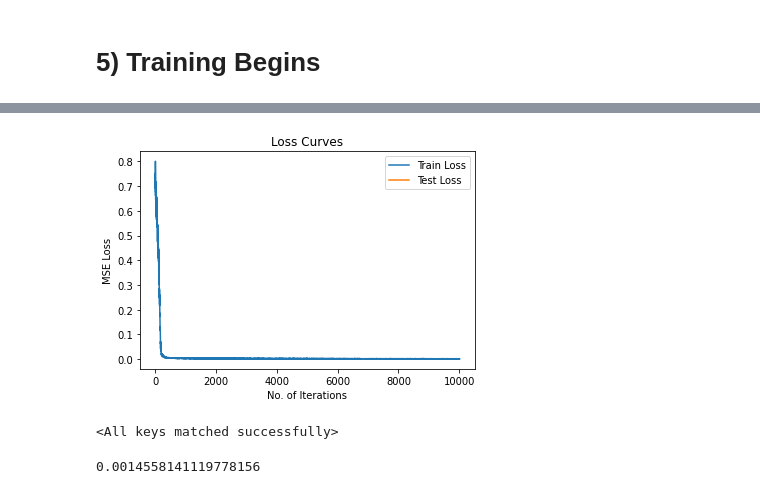
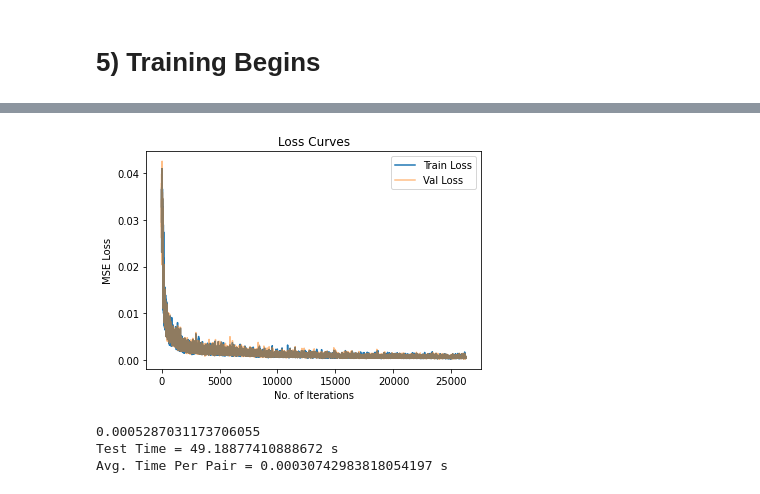
Before and after one commit to kunind27/Graph-Similarity-Computation, a Jupyter notebook: SimGNN/SimGNN_Implementation.ipynb, the cells around one changed output, grey strips where cells are left out. Cells and saved outputs as stored; diff of their text form; code cells hidden in the pictures.

```diff
--- a/SimGNN/SimGNN_Implementation.ipynb
+++ b/SimGNN/SimGNN_Implementation.ipynb
@@ -399,7 +410,7 @@ print(num_node_features, num_edge_features)
 ## **b) Making Pairs of Graphs**
 # %%
 class makeGraphPairs(torch_geometric.data.Data):
-    """ Documentation
+    """
     :param: edge_index_1 : Edge Index of the First Graph
     :param: edge_index_2 : Edge Index of the Second Graph in the pair
     :param: x_1 : Feature Matrix of the First Graph in the Pair
@@ -433,8 +444,7 @@ train_graph_pair_list = []
 
 # Making the Pairs of Graphs
 for graph1_num, graph1 in enumerate(train_graphs):
-    # To avoid double counting
-    for graph2 in train_graphs[graph1_num:]:
+    for graph2 in train_graphs:
         # Initializing Data
         edge_index_1 = graph1.edge_index
         x1 = graph1.x
@@ -490,2 +500,13 @@ makeGraphPairs(edge_index_1=[2, 20], edge_index_2=[2, 16], ged=[1], graph_sim=[1
 # %% [markdown]
 # **5) Training Begins**
+# %%
+import random
+
+# Creating Validation Data
+val_graph_pair_list = random.sample(train_graph_pair_list, len(test_graph_pair_list))
+# Removing the Validation examples from Train Set
+train_graph_pair_list = list(set(train_graph_pair_list)-set(val_graph_pair_list))
+
+print("Number of Training Graph Pairs = {}".format(len(train_graph_pair_list)))
+print("Number of Validation Graph Pairs = {}".format(len(val_graph_pair_list)))
+print("Number of Test Graph Pairs = {}".format(len(test_graph_pair_list)))
@@ -492,5 +520,6 @@ makeGraphPairs(edge_index_1=[2, 20], edge_index_2=[2, 16], ged=[1], graph_sim=[1
 # %%
+from torch_geometric.data import DataLoader
 batch_size = 128
-from torch_geometric.data import DataLoader
 train_loader = DataLoader(train_graph_pair_list, batch_size = batch_size, follow_batch = ["x1", "x2"], shuffle = True)
-test_loader = DataLoader(test_graph_pair_list, batch_size = batch_size, follow_batch = ["x1", "x2"], shuffle = True)
+val_loader = DataLoader(val_graph_pair_list, batch_size = batch_size, follow_batch= ["x1", "x2"], shuffle = True)
+test_loader = DataLoader(test_graph_pair_list, batch_size = 1024, follow_batch = ["x1", "x2"], shuffle = True)
@@ -634,8 +702,11 @@ Epoch: 4/4, Train MSE: 0.0015241203363984823, Test MSE: 0.0014165552565827966
 # %%
+num = 0
+
+print("Minimum Validation Loss: ",min_val_loss, "\nMinimum Train Loss: ", min_train_loss)
 print("========================================================")
-print(f"Time taken for Training = {(tok-tik)}s")
-plt.plot(train_loss_arr[:], label = "Train Loss")
-plt.plot(test_loss_arr, label = "Test Loss")
+print(f"Time taken for Training = {round(tok-tik, 3)}s")
+plt.plot(train_loss_arr[num:], label = "Train Loss", alpha = 1)
+plt.plot(val_loss_arr[num:], label = "Val Loss", alpha = 0.5)
 plt.legend()
 plt.title("Loss Curves")
 plt.xlabel("No. of Iterations")
@@ -647,9 +720 @@ Time taken for Training = 712.7607362270355s
-[figure, old version]
+[figure, new version]
-# %%
-model.load_state_dict(best_model)
-# %% [output]
-<All keys matched successfully>
-# %%
-evaluate_test(test_loader, model)
-# %% [output]
-0.0014558141119778156
@@ -657,0 +721,14 @@ evaluate_test(test_loader, model)
+# %%
+# Testing the Model
+model.load_state_dict(best_model)
+tik = time.time()
+print(evaluate(test_loader, model, loss_criterion))
+tok = time.time()
+print("Test Time =",tok-tik, "s")
+print("Avg. Time Per Pair =",(tok-tik)/len(test_graph_pair_list),"s")
+
+#torch.save(model,f'simgnn-{name}.pth')
+# %% [output]
+0.0005287031173706055
+Test Time = 49.18877410888672 s
+Avg. Time Per Pair = 0.00030742983818054197 s
```
Also changed, not shown: parts of 13 cells of this notebook.
